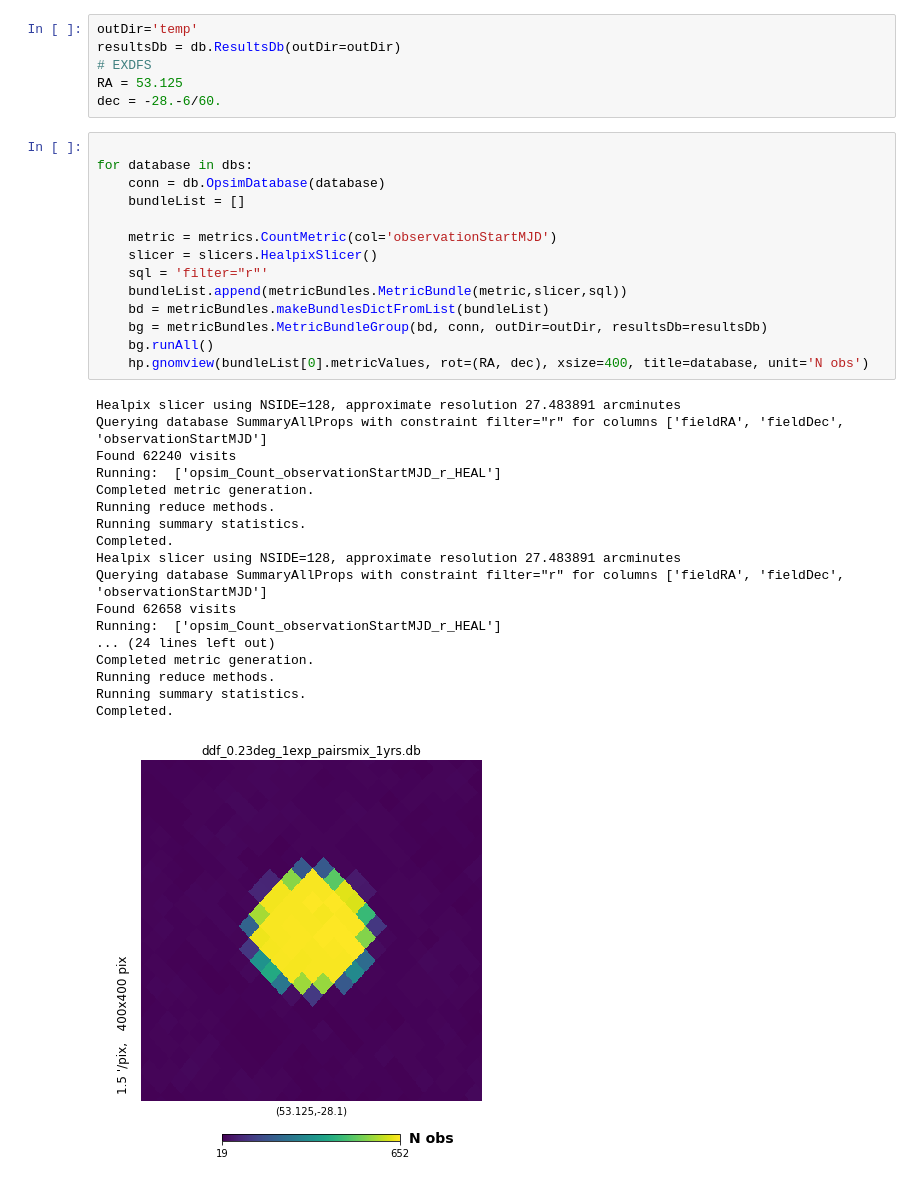
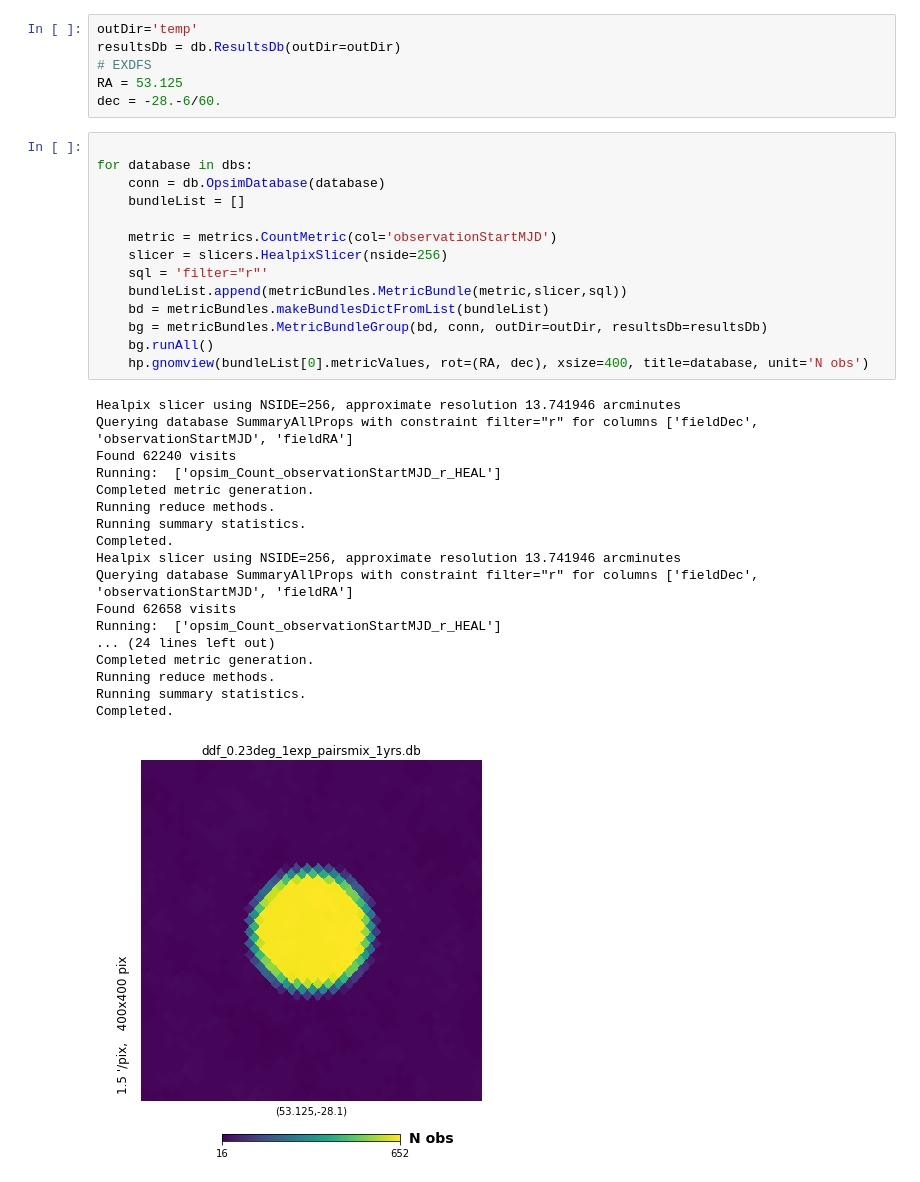
Before and after one commit to lsst-sims/sims_featureScheduler_runs, a Jupyter notebook: DDF/zoom_ddf.ipynb, the cells around one changed output. Cells and saved outputs as stored; diff of their text form.

```diff
--- a/DDF/zoom_ddf.ipynb
+++ b/DDF/zoom_ddf.ipynb
@@ -23,33 +23,33 @@ dec = -28.-6/60.
 # %%
 
 for database in dbs:
     conn = db.OpsimDatabase(database)
     bundleList = []
 
     metric = metrics.CountMetric(col='observationStartMJD')
-    slicer = slicers.HealpixSlicer()
+    slicer = slicers.HealpixSlicer(nside=256)
     sql = 'filter="r"'
     bundleList.append(metricBundles.MetricBundle(metric,slicer,sql))
     bd = metricBundles.makeBundlesDictFromList(bundleList)
     bg = metricBundles.MetricBundleGroup(bd, conn, outDir=outDir, resultsDb=resultsDb)
     bg.runAll()
     hp.gnomview(bundleList[0].metricValues, rot=(RA, dec), xsize=400, title=database, unit='N obs')
 # %% [output]
-Healpix slicer using NSIDE=128, approximate resolution 27.483891 arcminutes
-Querying database SummaryAllProps with constraint filter="r" for columns ['fieldRA', 'fieldDec', 'observationStartMJD']
+Healpix slicer using NSIDE=256, approximate resolution 13.741946 arcminutes
+Querying database SummaryAllProps with constraint filter="r" for columns ['fieldDec', 'observationStartMJD', 'fieldRA']
 Found 62240 visits
 Running:  ['opsim_Count_observationStartMJD_r_HEAL']
 Completed metric generation.
 Running reduce methods.
 Running summary statistics.
 Completed.
-Healpix slicer using NSIDE=128, approximate resolution 27.483891 arcminutes
-Querying database SummaryAllProps with constraint filter="r" for columns ['fieldRA', 'fieldDec', 'observationStartMJD']
+Healpix slicer using NSIDE=256, approximate resolution 13.741946 arcminutes
+Querying database SummaryAllProps with constraint filter="r" for columns ['fieldDec', 'observationStartMJD', 'fieldRA']
 Found 62658 visits
 Running:  ['opsim_Count_observationStartMJD_r_HEAL']
 ... (24 lines left out)
 Completed metric generation.
 Running reduce methods.
 Running summary statistics.
 Completed.
-[figure, old version]
+[figure, new version]
```
Also changed, not shown: parts of 1 cell of this notebook, 2 other files.
